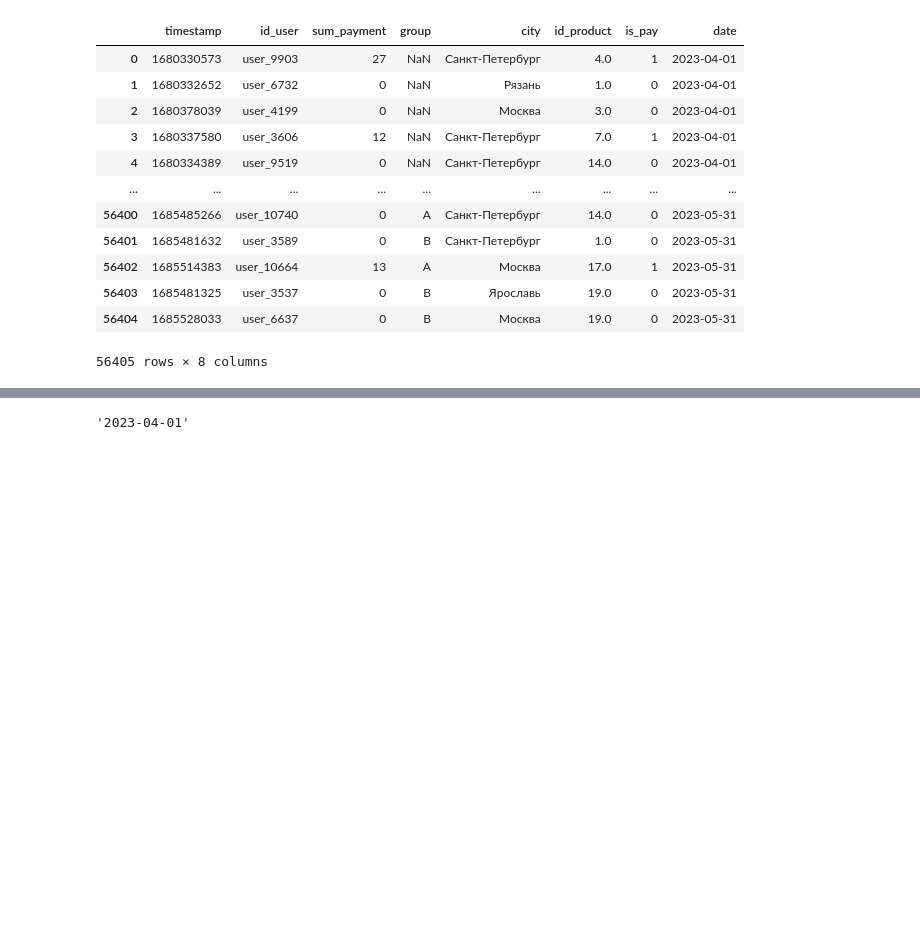
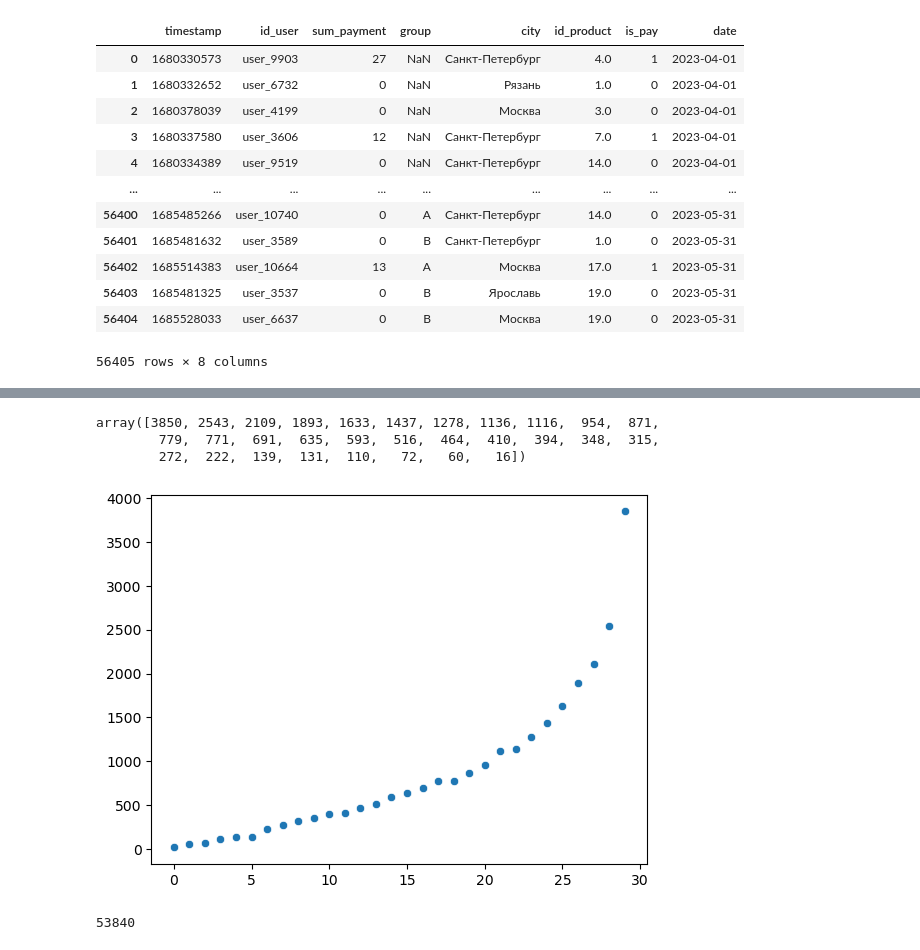
Before and after one commit to Naumenko-KM/MADE_2_AB, a Jupyter notebook: HWs /4.ipynb, the cells around one changed output, grey strips where cells are left out. Cells and saved outputs as stored; diff of their text form; code cells hidden in the pictures; blank space fills up the shorter version.

```diff
--- a/HWs /4.ipynb
+++ b/HWs /4.ipynb
@@ -86,4 +87,10 @@ sns.histplot(df_before[df_before['sum_payment'] > 0]['sum_payment'], kde=True);
-# %%
-df['date'].min()
-# %% [output]
-'2023-04-01'
+# %%
+df_before['date'].value_counts().values
+# %% [output]
+array([3850, 2543, 2109, 1893, 1633, 1437, 1278, 1136, 1116,  954,  871,
+        779,  771,  691,  635,  593,  516,  464,  410,  394,  348,  315,
+        272,  222,  139,  131,  110,   72,   60,   16])
+# %%
+sns.scatterplot(df_before['date'].value_counts(ascending=True).values);
+# %% [output]
+[figure, added]
@@ -89,0 +116,5 @@ df['date'].min()
+# %%
+x = get_metrics_per_day(df_before)
+x.shape[0]
+# %% [output]
+53840
```
Also changed, not shown: parts of 31 cells of this notebook.
